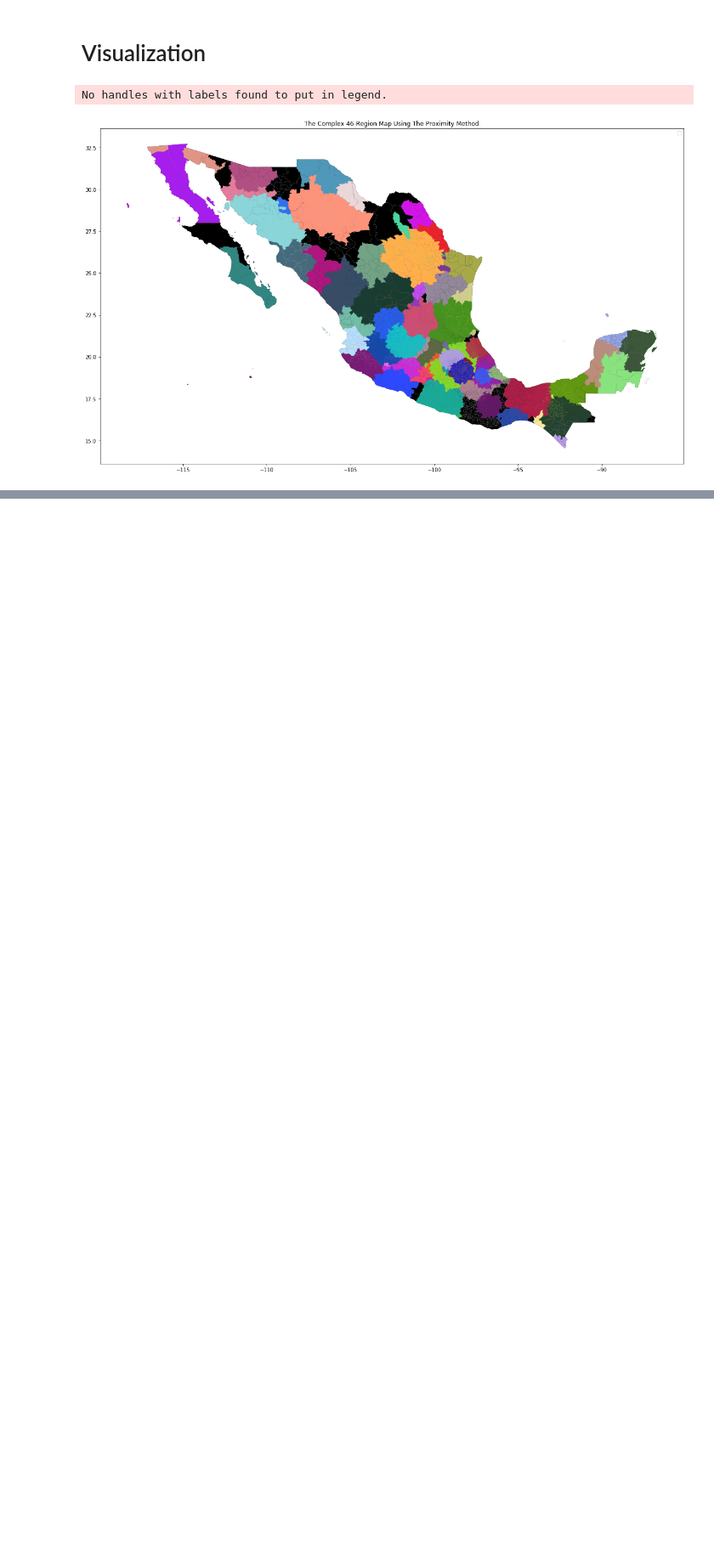
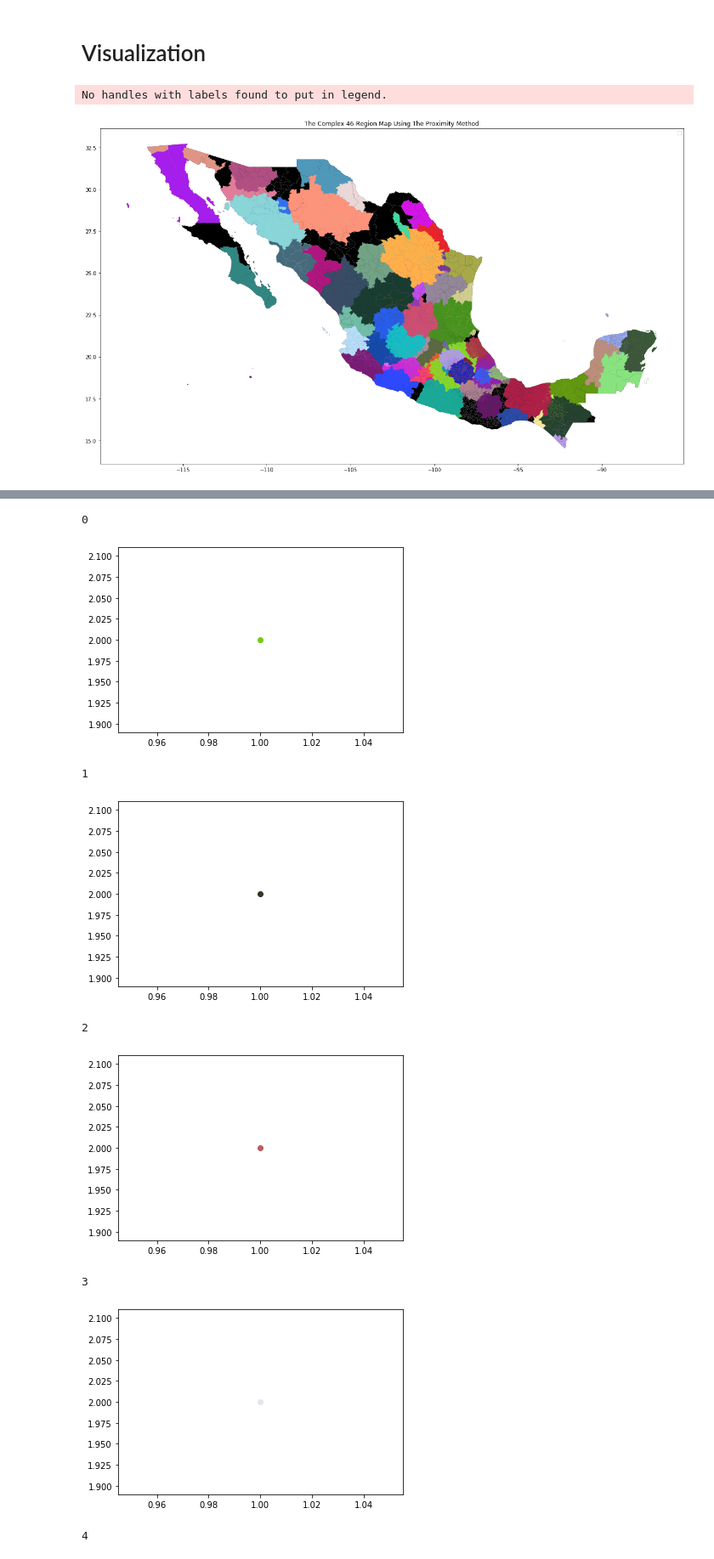
Before and after one commit to JerryAlfred/tradedeal, a Jupyter notebook: Regionalization Phase 2 Merging Attractors by proximity_Jerry.ipynb, the cells around one changed output, grey strips where cells are left out. Shown at 85% size. Cells and saved outputs as stored; diff of their text form; code cells hidden in the pictures; blank space fills up the shorter version.

```diff
--- a/Regionalization Phase 2 Merging Attractors by proximity_Jerry.ipynb
+++ b/Regionalization Phase 2 Merging Attractors by proximity_Jerry.ipynb
@@ -695,0 +622,13 @@ urban_shapes
+# %%
+def randomcolor():
+    colorArr = ['1','2','3','4','5','6','7','8','9','A','B','C','D','E','F']
+    color = ""
+    for i in range(6):
+        color += colorArr[random.randint(0,14)]
+    return ("#"+color)
+
+random_color_list = []
+for i in range (0,180):
+    random_color_list.append(randomcolor())
+
+random_color_list
@@ -695,0 +653,16 @@ urban_shapes
+# %%
+for i in range (180):
+
+    print (i)
+    plt.plot(1,2,random_color_list[i], marker='o', label='My Blue values')
+    plt.show()
+# %% [output]
+0
+[figure, added]
+1
+[figure, added]
+2
+[figure, added]
+3
+[figure, added]
+4
```
Also changed, not shown: parts of 10 cells of this notebook.
